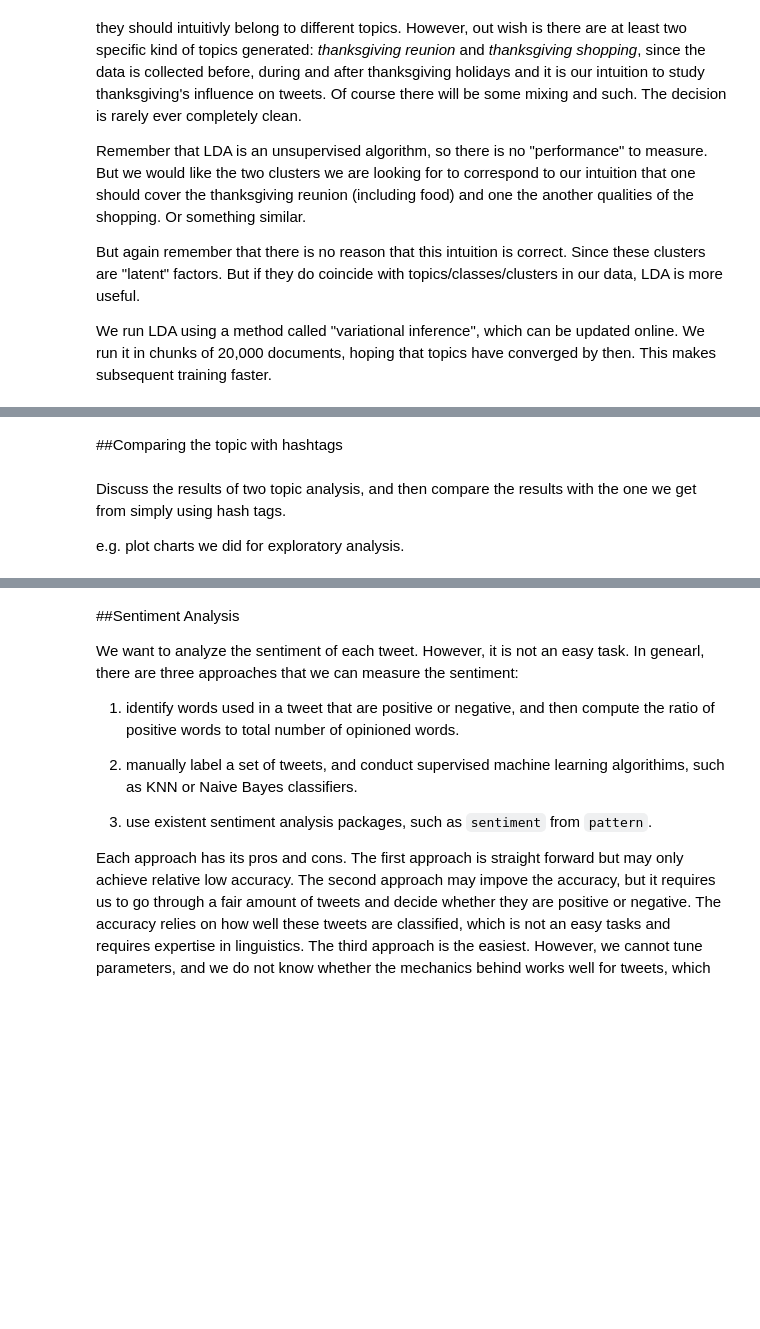
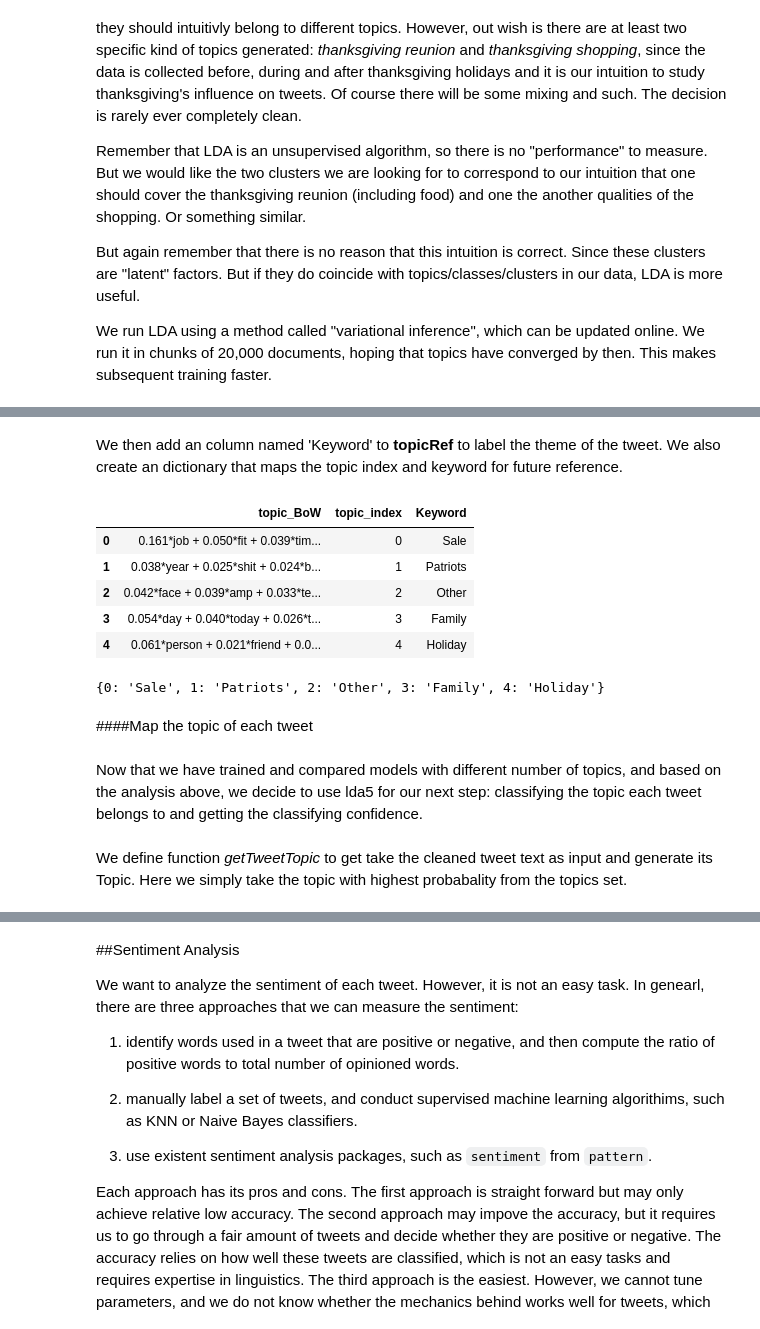
Before and after one commit to harvardcs109/cs109_final, a Jupyter notebook: Main.ipynb, the cells around one changed output, grey strips where cells are left out. Saved outputs shown, nothing was run; the diff lists cells and outputs as text; code cells hidden in the pictures; blank space fills up the shorter version.

```diff
--- a/Main.ipynb
+++ b/Main.ipynb
@@ -1078,0 +1558,3 @@ We run LDA using a method called "variational inference", which can be updated o
+# %%
+from gensim import models
+hdp = models.HdpModel(corpus = corpus, id2word = id2word)
@@ -1078,0 +1563,4 @@ We run LDA using a method called "variational inference", which can be updated o
+# %%
+hdp_topics = hdp.print_topics(10)
+for i in hdp_topics:
+    print i + '\n'
@@ -1078,0 +1589,3 @@ We run LDA using a method called "variational inference", which can be updated o
+# %%
+import gensim
+lda5 = gensim.models.ldamodel.LdaModel(corpus = corpus, id2word = id2word, num_topics = 5, update_every=1, chunksize=20000, passes=1)
@@ -1126,0 +1626,8 @@ tip lady
+# %%
+topic_index = []
+topic_BoW = []
+for i in lda5.print_topics():
+    topic_index.append(i[0])
+    topic_BoW.append(i[1])
+
+topicRef = pd.DataFrame({'topic_index':topic_index, 'topic_BoW': topic_BoW})
@@ -1127,6 +1665,23 @@ tip lady
+# %% [markdown]
+We then add an column named 'Keyword' to **topicRef** to label the theme of the tweet. We also create an dictionary that maps the topic index and keyword for future reference.
+# %%
+topicRef['Keyword'] = ['Sale', 'Patriots', 'Other', 'Family', 'Holiday']
+topicRef
+# %% [output]
+|  | topic_BoW | topic_index | Keyword |
+| 0 | 0.161*job + 0.050*fit + 0.039*tim... | 0 | Sale |
+| 1 | 0.038*year + 0.025*shit + 0.024*b... | 1 | Patriots |
+| 2 | 0.042*face + 0.039*amp + 0.033*te... | 2 | Other |
+| 3 | 0.054*day + 0.040*today + 0.026*t... | 3 | Family |
+| 4 | 0.061*person + 0.021*friend + 0.0... | 4 | Holiday |
+# %%
+topic_keyword = dict(zip(topicRef.topic_index, topicRef.Keyword))
+topic_keyword
+# %% [output]
+{0: 'Sale', 1: 'Patriots', 2: 'Other', 3: 'Family', 4: 'Holiday'}
 # %% [markdown]
-##Comparing the topic with hashtags
+####Map the topic of each tweet
-# %% [markdown]
-Discuss the results of two topic analysis, and then compare the results with the one we get from simply using hash tags.
-
-e.g. plot charts we did for exploratory analysis.
+# %% [markdown]
+Now that we have trained and compared models with different number of topics, and based on the analysis above, we decide to use lda5 for our next step: classifying the topic each tweet belongs to and getting the classifying confidence.
+# %% [markdown]
+We define function *getTweetTopic* to get take the cleaned tweet text as input and generate its Topic. Here we simply take the topic with highest probabality from the topics set.
```
Also changed, not shown: parts of 94 cells of this notebook, 2 other files.
